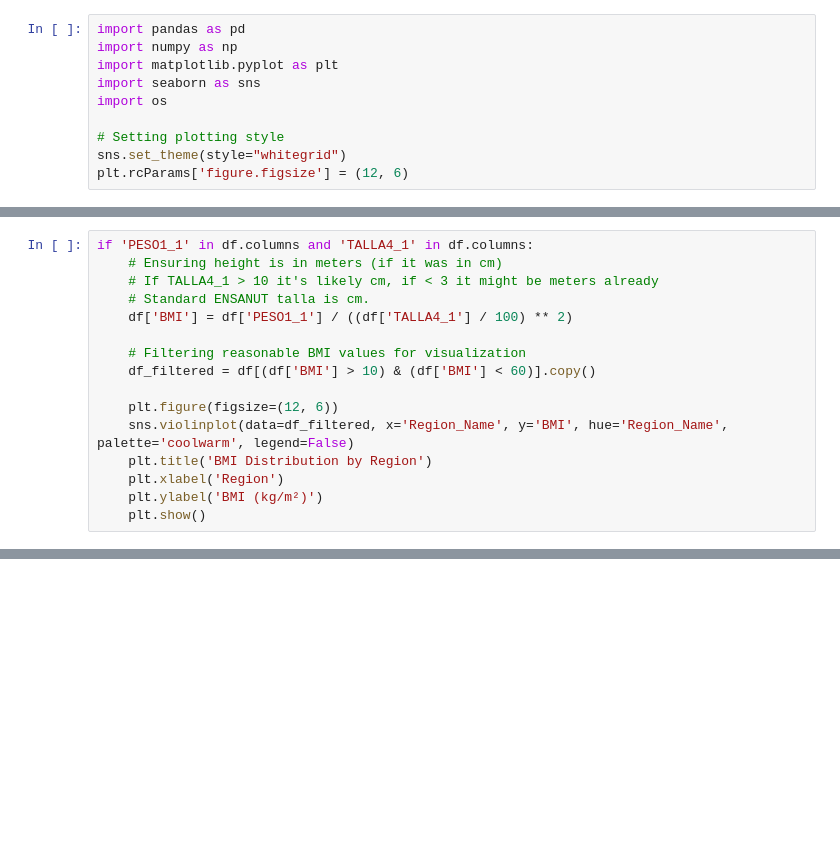
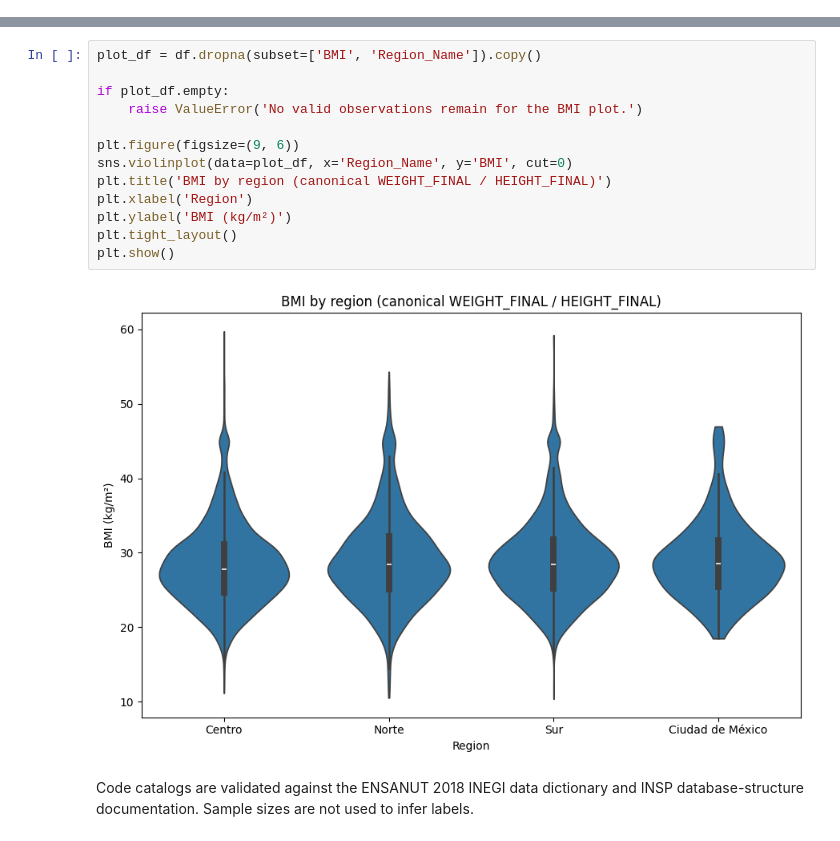
Before and after one commit to edgar-ramirez-uabc/papers, a Jupyter notebook: ensanut/2018/supervised/notebooks/2-exploratory-data-analysis.ipynb, the cells around one changed output, grey strips where cells are left out. Saved outputs shown, nothing was run; the diff lists cells and outputs as text; blank space fills up the shorter version.

```diff
--- a/ensanut/2018/supervised/notebooks/2-exploratory-data-analysis.ipynb
+++ b/ensanut/2018/supervised/notebooks/2-exploratory-data-analysis.ipynb
@@ -5,10 +0,0 @@ This notebook performs an exploratory analysis of the integrated ENSANUT 2018 da
-# %%
-import pandas as pd
-import numpy as np
-import matplotlib.pyplot as plt
-import seaborn as sns
-import os
-
-# Setting plotting style
-sns.set_theme(style="whitegrid")
-plt.rcParams['figure.figsize'] = (12, 6)
@@ -133,16 +124,0 @@ If height and weight data are available, we calculate the Body Mass Index (BMI).
-# %%
-if 'PESO1_1' in df.columns and 'TALLA4_1' in df.columns:
-    # Ensuring height is in meters (if it was in cm)
-    # If TALLA4_1 > 10 it's likely cm, if < 3 it might be meters already
-    # Standard ENSANUT talla is cm.
-    df['BMI'] = df['PESO1_1'] / ((df['TALLA4_1'] / 100) ** 2)
-
-    # Filtering reasonable BMI values for visualization
-    df_filtered = df[(df['BMI'] > 10) & (df['BMI'] < 60)].copy()
-
-    plt.figure(figsize=(12, 6))
-    sns.violinplot(data=df_filtered, x='Region_Name', y='BMI', hue='Region_Name', palette='coolwarm', legend=False)
-    plt.title('BMI Distribution by Region')
-    plt.xlabel('Region')
-    plt.ylabel('BMI (kg/m²)')
-    plt.show()
@@ -194,0 +125,17 @@ Click to view modules imported as dependencies
+# %%
+plot_df = df.dropna(subset=['BMI', 'Region_Name']).copy()
+
+if plot_df.empty:
+    raise ValueError('No valid observations remain for the BMI plot.')
+
+plt.figure(figsize=(9, 6))
+sns.violinplot(data=plot_df, x='Region_Name', y='BMI', cut=0)
+plt.title('BMI by region (canonical WEIGHT_FINAL / HEIGHT_FINAL)')
+plt.xlabel('Region')
+plt.ylabel('BMI (kg/m²)')
+plt.tight_layout()
+plt.show()
+# %% [output]
+[figure, added]
+# %% [markdown]
+Code catalogs are validated against the ENSANUT 2018 INEGI data dictionary and INSP database-structure documentation. Sample sizes are not used to infer labels.
```
Also changed, not shown: parts of 21 cells of this notebook, 10 other files.
